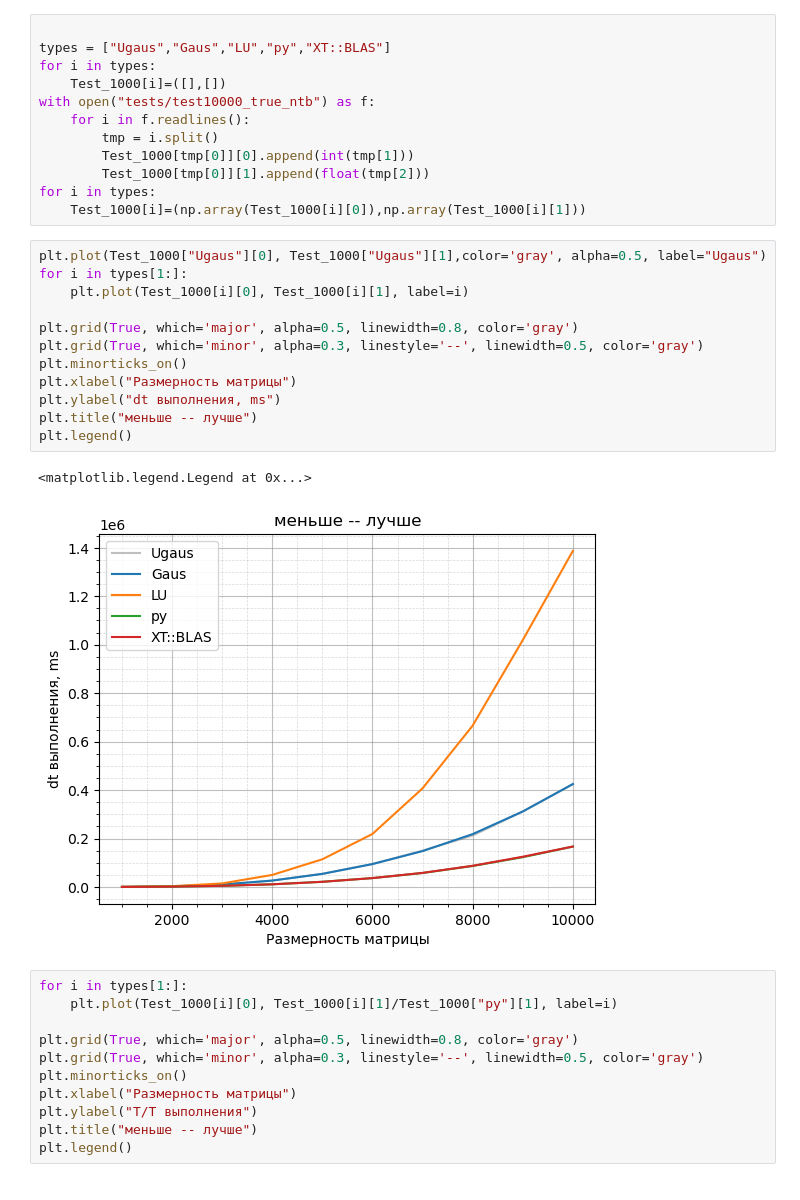
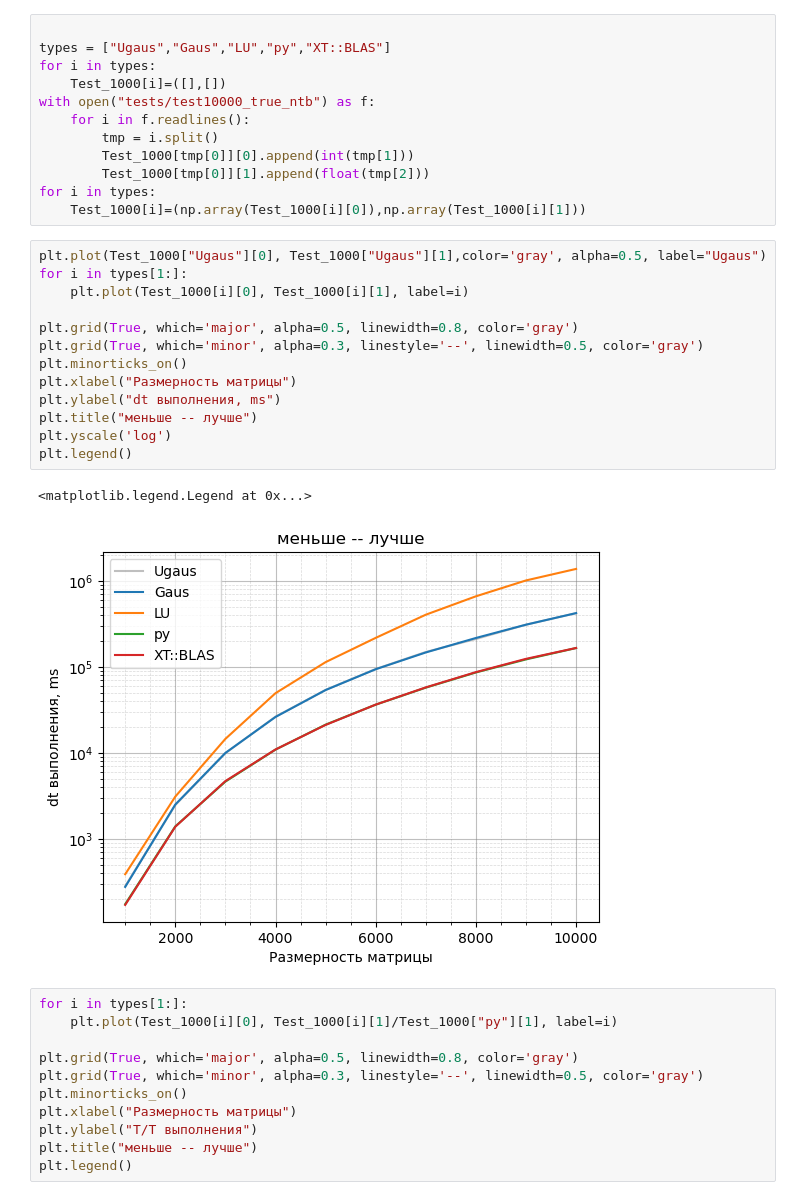
Before and after one commit to 4eburxn/BbI4MaT, a Jupyter notebook: vichmati.ipynb, the cells around one changed output. Cells and saved outputs as stored; diff of their text form.

```diff
--- a/vichmati.ipynb
+++ b/vichmati.ipynb
@@ -104,18 +105,19 @@ for i in types:
 # %%
 plt.plot(Test_1000["Ugaus"][0], Test_1000["Ugaus"][1],color='gray', alpha=0.5, label="Ugaus")
 for i in types[1:]:
     plt.plot(Test_1000[i][0], Test_1000[i][1], label=i)
 
 plt.grid(True, which='major', alpha=0.5, linewidth=0.8, color='gray')
 plt.grid(True, which='minor', alpha=0.3, linestyle='--', linewidth=0.5, color='gray')
 plt.minorticks_on()
 plt.xlabel("Размерность матрицы")
 plt.ylabel("dt выполнения, ms")
 plt.title("меньше -- лучше")
+plt.yscale('log')
 plt.legend()
 # %% [output]
 <matplotlib.legend.Legend at 0x...>
-[figure, old version]
+[figure, new version]
 # %%
 for i in types[1:]:
     plt.plot(Test_1000[i][0], Test_1000[i][1]/Test_1000["py"][1], label=i)
```
Also changed, not shown: parts of 1 cell of this notebook.
